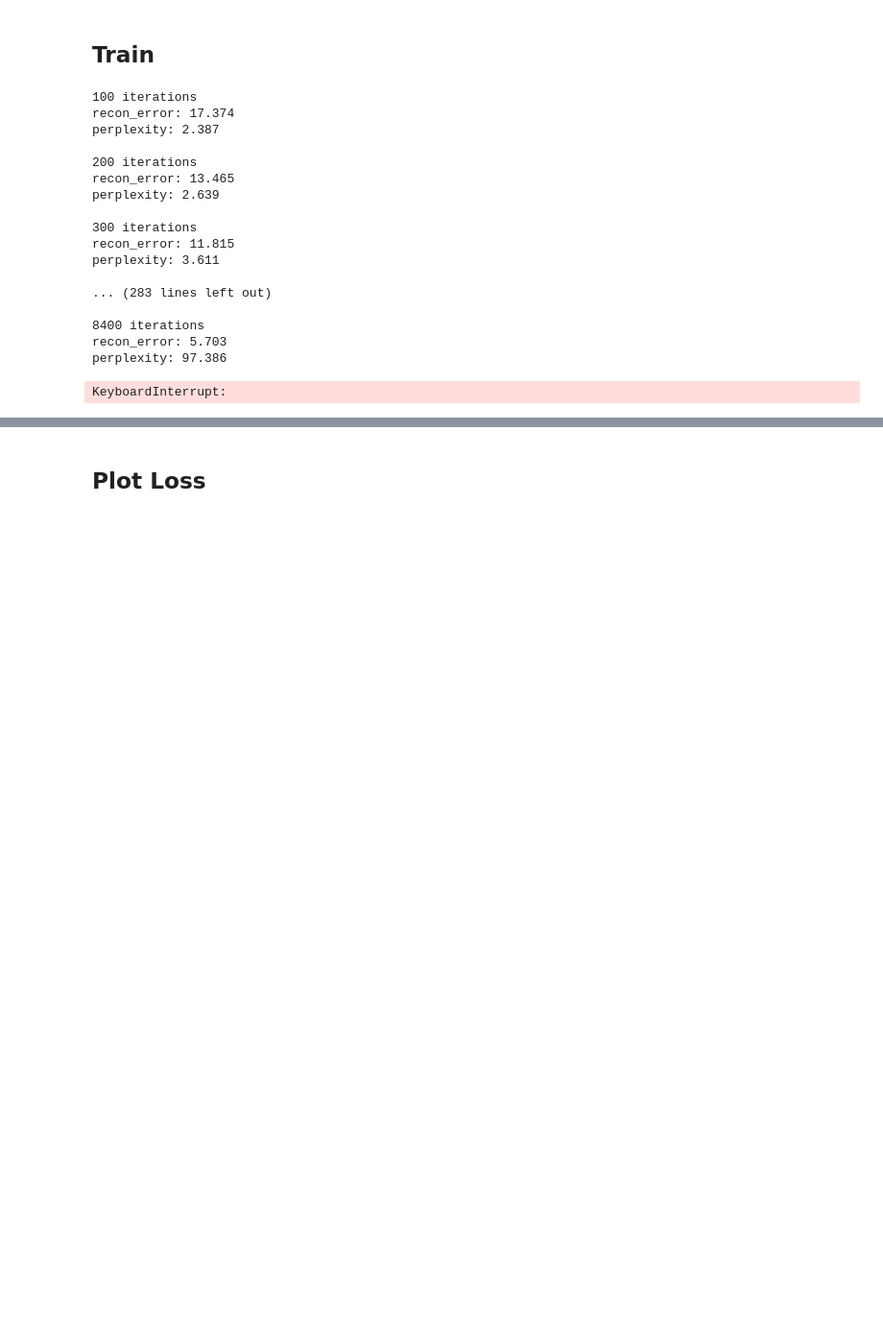
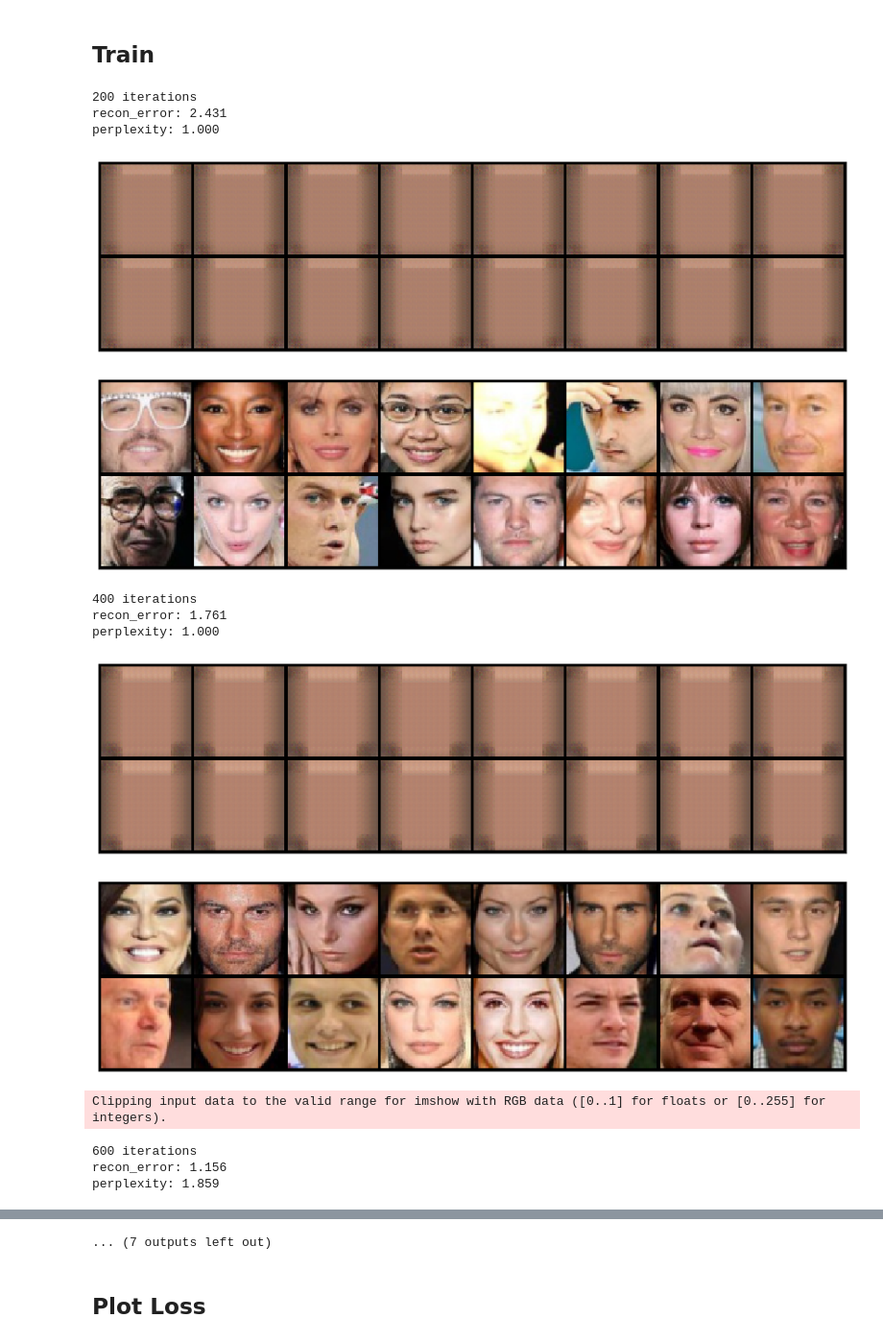
Before and after one commit to sandrobarna/workshop-amld2020, a Jupyter notebook: VQ-VAE.ipynb, the cells around one changed output, grey strips where cells are left out. Shown at 96% size. Drawn from its saved outputs; the diff is of its cells as text; code cells hidden in the pictures; blank space fills up the shorter version.

```diff
--- a/VQ-VAE.ipynb
+++ b/VQ-VAE.ipynb
@@ -410,44 +482,43 @@ optimizer = optim.Adam(model.parameters(), lr=learning_rate, amsgrad=False)
 # %%
 model.train()
 train_res_recon_error = []
 train_res_perplexity = []
 
 for i in range(num_training_updates):
     data = next(iter(train_dl))
     data = data.to(device)
     optimizer.zero_grad()
 
     vq_loss, data_recon, perplexity = model(data)
-    recon_error = F.mse_loss(data_recon, data) / dataset_variance
+    recon_error = F.mse_loss(data_recon, data) / 0.5
     loss = recon_error + vq_loss
     loss.backward()
 
     optimizer.step()
 
     train_res_recon_error.append(recon_error.item())
     train_res_perplexity.append(perplexity.item())
 
-    if (i+1) % 100 == 0:
+    if (i+1) % SHOW_EVERY_N_ITERATION == 0:
         print('%d iterations' % (i+1))
-        print('recon_error: %.3f' % np.mean(train_res_recon_error[-100:]))
-        print('perplexity: %.3f' % np.mean(train_res_perplexity[-100:]))
+        print('recon_error: %.3f' % np.mean(train_res_recon_error[-SHOW_EVERY_N_ITERATION:]))
+        print('perplexity: %.3f' % np.mean(train_res_perplexity[-SHOW_EVERY_N_ITERATION:]))
         print()
+
+        show_batch(data_recon.cpu().detach(), samples=16, **dict(figsize=(15,15)))
+        show_batch(data.cpu().detach(), samples=16, **dict(figsize=(15,15)))
 # %% [output]
-100 iterations
-recon_error: 17.374
-perplexity: 2.387
-
 200 iterations
-recon_error: 13.465
-perplexity: 2.639
-
-300 iterations
-recon_error: 11.815
-perplexity: 3.611
-
-... (283 lines left out)
-
-8400 iterations
-recon_error: 5.703
-perplexity: 97.386
+recon_error: 2.431
+perplexity: 1.000
+[figure, added]
+[figure, added]
-KeyboardInterrupt:
+400 iterations
+recon_error: 1.761
+perplexity: 1.000
+[figure, added]
+[figure, added]
+Clipping input data to the valid range for imshow with RGB data ([0..1] for floats or [0..255] for integers).
+600 iterations
+recon_error: 1.156
+perplexity: 1.859
@@ -454,3 +531,4 @@ KeyboardInterrupt:
+... (7 outputs left out)
 # %% [markdown]
 ## Plot Loss
 # %%
```
Also changed, not shown: parts of 25 cells of this notebook.
